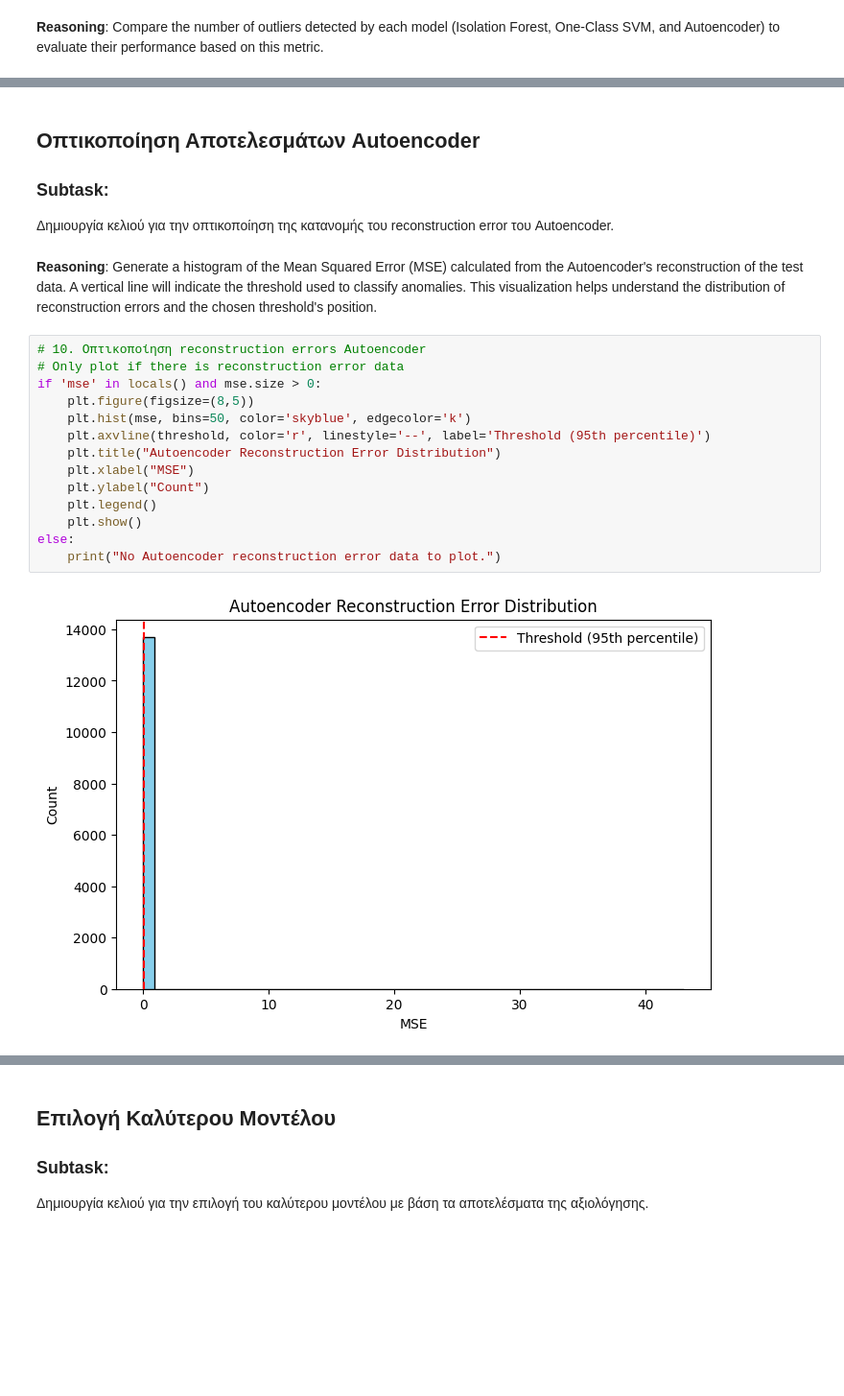
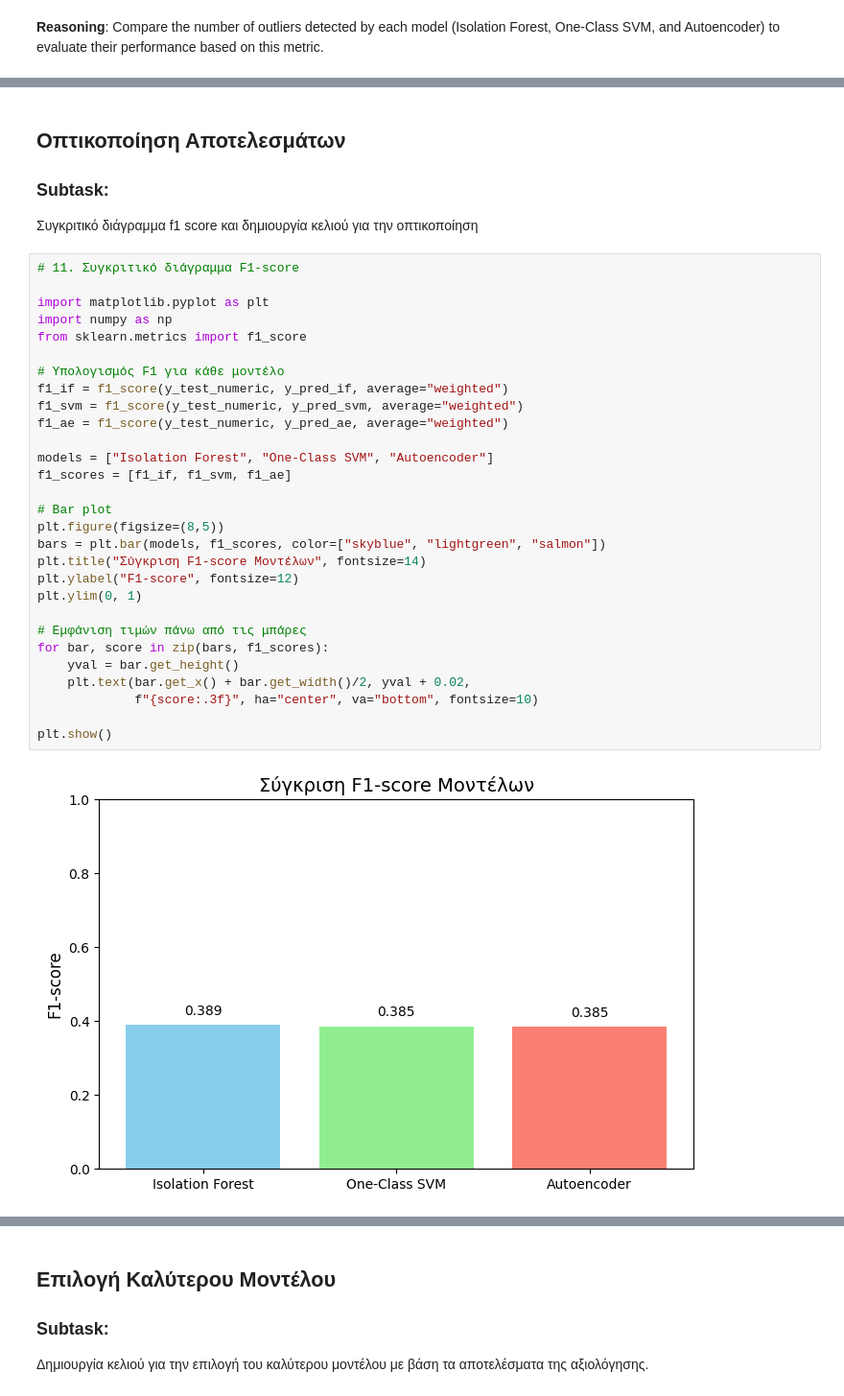
Before and after one commit to Thanasiss23/ekpa, a Jupyter notebook: DarkNet_DetectionAnomaly.ipynb, the cells around one changed output, grey strips where cells are left out. Shown at 96% size. Cells and saved outputs as stored; diff of their text form; blank space fills up the shorter version.

```diff
--- a/DarkNet_DetectionAnomaly.ipynb
+++ b/DarkNet_DetectionAnomaly.ipynb
@@ -213,24 +311,36 @@ Autoencoder: 686
 # %% [markdown]
-## Οπτικοποίηση Αποτελεσμάτων Autoencoder
+## Οπτικοποίηση Αποτελεσμάτων
 
 ### Subtask:
-Δημιουργία κελιού για την οπτικοποίηση της κατανομής του reconstruction error του Autoencoder.
+Συγκριτικό διάγραμμα f1 score και δημιουργία κελιού για την οπτικοποίηση
-# %% [markdown]
-**Reasoning**:
-Generate a histogram of the Mean Squared Error (MSE) calculated from the Autoencoder's reconstruction of the test data. A vertical line will indicate the threshold used to classify anomalies. This visualization helps understand the distribution of reconstruction errors and the chosen threshold's position.
-# %%
-# 10. Οπτικοποίηση reconstruction errors Autoencoder
-# Only plot if there is reconstruction error data
-if 'mse' in locals() and mse.size > 0:
-    plt.figure(figsize=(8,5))
-    plt.hist(mse, bins=50, color='skyblue', edgecolor='k')
-    plt.axvline(threshold, color='r', linestyle='--', label='Threshold (95th percentile)')
-    plt.title("Autoencoder Reconstruction Error Distribution")
-    plt.xlabel("MSE")
-    plt.ylabel("Count")
-    plt.legend()
-    plt.show()
-else:
-    print("No Autoencoder reconstruction error data to plot.")
-# %% [output]
-[figure, removed]
+# %%
+# 11. Συγκριτικό διάγραμμα F1-score
+
+import matplotlib.pyplot as plt
+import numpy as np
+from sklearn.metrics import f1_score
+
+# Υπολογισμός F1 για κάθε μοντέλο
+f1_if = f1_score(y_test_numeric, y_pred_if, average="weighted")
+f1_svm = f1_score(y_test_numeric, y_pred_svm, average="weighted")
+f1_ae = f1_score(y_test_numeric, y_pred_ae, average="weighted")
+
+models = ["Isolation Forest", "One-Class SVM", "Autoencoder"]
+f1_scores = [f1_if, f1_svm, f1_ae]
+
+# Bar plot
+plt.figure(figsize=(8,5))
+bars = plt.bar(models, f1_scores, color=["skyblue", "lightgreen", "salmon"])
+plt.title("Σύγκριση F1-score Μοντέλων", fontsize=14)
+plt.ylabel("F1-score", fontsize=12)
+plt.ylim(0, 1)
+
+# Εμφάνιση τιμών πάνω από τις μπάρες
+for bar, score in zip(bars, f1_scores):
+    yval = bar.get_height()
+    plt.text(bar.get_x() + bar.get_width()/2, yval + 0.02,
+             f"{score:.3f}", ha="center", va="bottom", fontsize=10)
+
+plt.show()
+# %% [output]
+[figure, added]
```
Also changed, not shown: parts of 21 cells of this notebook.
